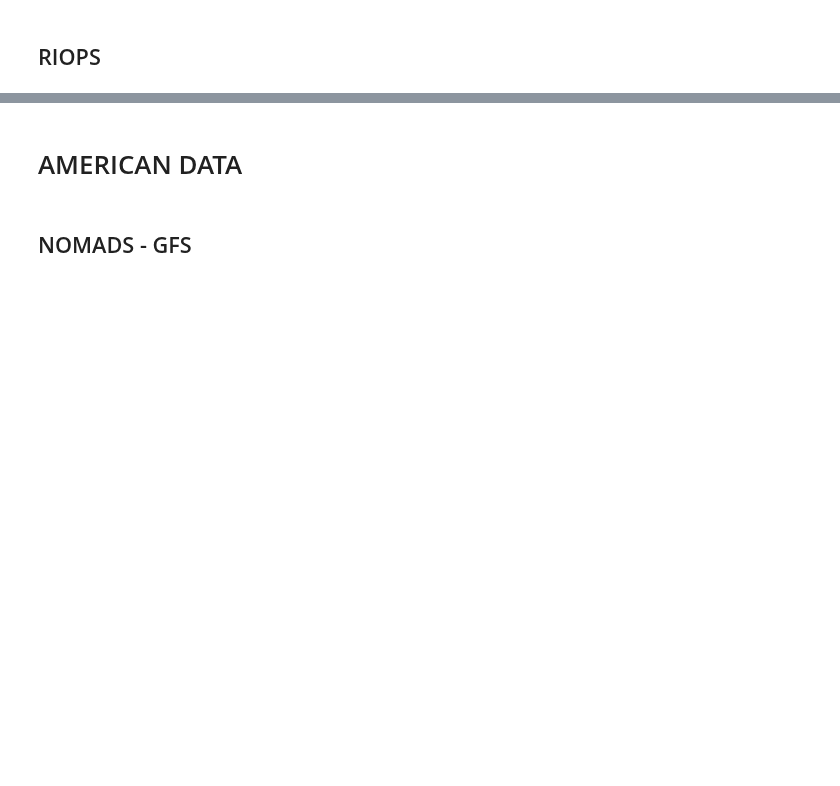
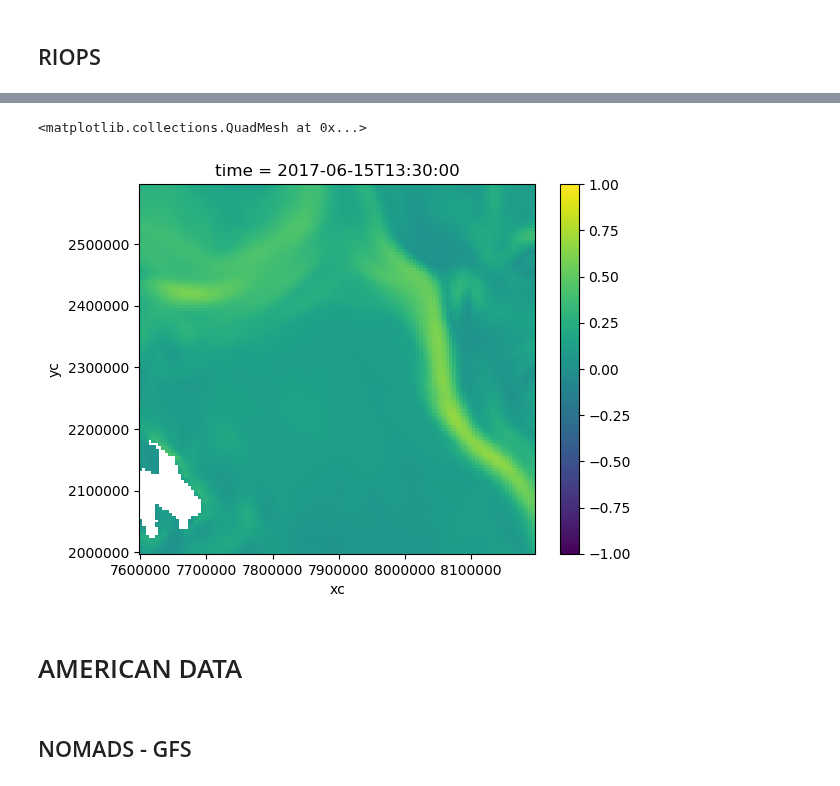
Before and after one commit to evankielley/IceDEF, a Jupyter notebook: notebooks/metocean.ipynb, the cells around one changed output, grey strips where cells are left out. Cells and saved outputs as stored; diff of their text form; code cells hidden in the pictures; blank space fills up the shorter version.

Commit message:
added data and a plot for RIOPS daily mean in June 2016

```diff
--- a/notebooks/metocean.ipynb
+++ b/notebooks/metocean.ipynb
@@ -20,0 +29,7 @@ http://dd.weather.gc.ca/model_giops/doc/README_GIOPS.txt
+# %%
+ncfiles = []
+for i in range(15, 31):
+    riops_url = 'http://navigator.oceansdata.ca/thredds/dodsC/riops/daily/201706{}_2D.nc'.format(i)
+    ncfiles.append(riops_url)
+# %%
+riops_ds = xr.open_mfdataset(ncfiles, chunks={'yc':400, 'xc':400})
@@ -21,3 +56,11 @@ http://dd.weather.gc.ca/model_giops/doc/README_GIOPS.txt
+# %%
+(np.sqrt((riops_ds.vomecrty.isel(time=0).sel(xc=slice(7.6e6-1, 8.2e6-1),
+                              yc=slice(2e6-1, 2.6e6-1))**2 +
+riops_ds.vozocrtx.isel(time=0).sel(xc=slice(7.6e6-1, 8.2e6-1),
+                              yc=slice(2e6-1, 2.6e6-1))**2))).plot(vmin=-1, vmax=1)
+# %% [output]
+<matplotlib.collections.QuadMesh at 0x...>
+[figure, added]
 # %%
 ds = xr.open_dataset('http://navigator.oceansdata.ca/thredds/dodsC/riops/riopsf/2016091918_006_3D_nps.nc',
                        chunks={'depth':1, 'yc':200, 'xc':200})
```
Also changed, not shown: parts of 23 cells of this notebook.
